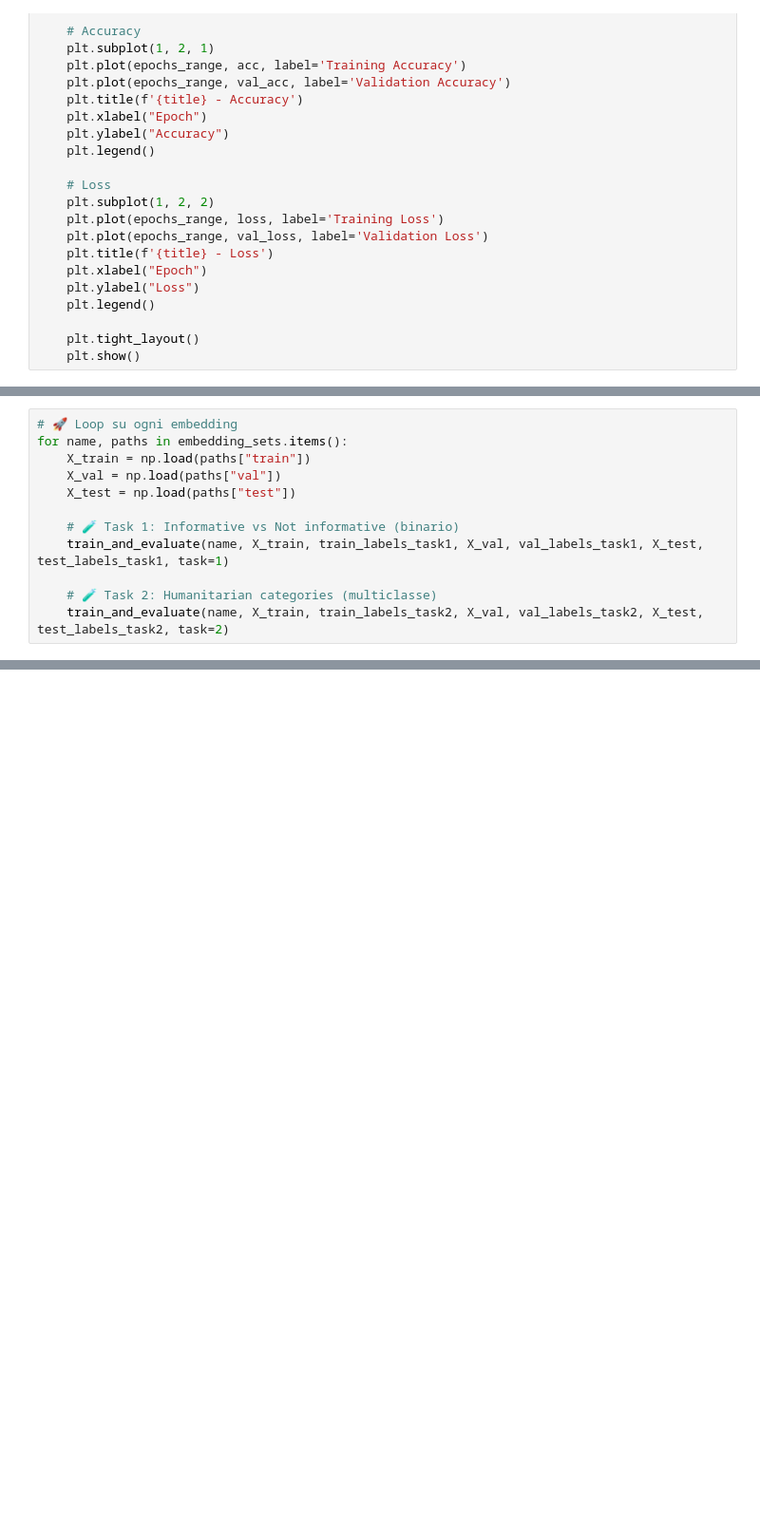
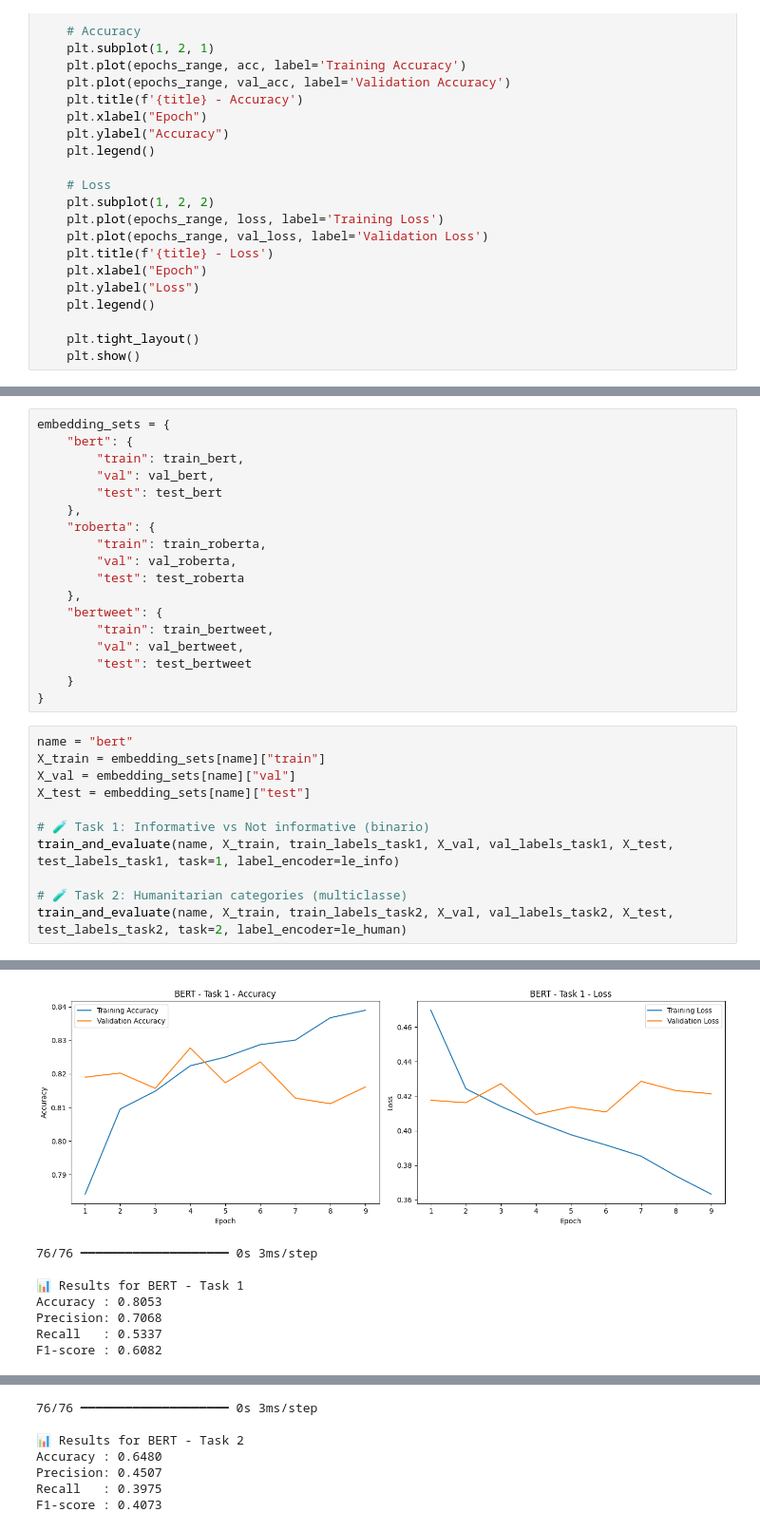
Before and after one commit to andreaceto/multimodal-crisis-classification, a Jupyter notebook: 04_text_classification.ipynb, the cells around one changed output, grey strips where cells are left out. Shown at 95% size. Saved outputs shown, nothing was run; the diff lists cells and outputs as text; blank space fills up the shorter version.

```diff
--- a/04_text_classification.ipynb
+++ b/04_text_classification.ipynb
@@ -166,12 +205,30 @@ def train_and_evaluate(name, X_train, y_train, X_val, y_val, X_test, y_test, tas
+# %%
+embedding_sets = {
+    "bert": {
+        "train": train_bert,
+        "val": val_bert,
+        "test": test_bert
+    },
+    "roberta": {
+        "train": train_roberta,
+        "val": val_roberta,
+        "test": test_roberta
+    },
+    "bertweet": {
+        "train": train_bertweet,
+        "val": val_bertweet,
+        "test": test_bertweet
+    }
+}
 # %%
-# 🚀 Loop su ogni embedding
-for name, paths in embedding_sets.items():
-    X_train = np.load(paths["train"])
-    X_val = np.load(paths["val"])
-    X_test = np.load(paths["test"])
+name = "bert"
+X_train = embedding_sets[name]["train"]
+X_val = embedding_sets[name]["val"]
+X_test = embedding_sets[name]["test"]
 
-    # 🧪 Task 1: Informative vs Not informative (binario)
-    train_and_evaluate(name, X_train, train_labels_task1, X_val, val_labels_task1, X_test, test_labels_task1, task=1)
+# 🧪 Task 1: Informative vs Not informative (binario)
+train_and_evaluate(name, X_train, train_labels_task1, X_val, val_labels_task1, X_test, test_labels_task1, task=1, label_encoder=le_info)
 
-    # 🧪 Task 2: Humanitarian categories (multiclasse)
-    train_and_evaluate(name, X_train, train_labels_task2, X_val, val_labels_task2, X_test, test_labels_task2, task=2)
+# 🧪 Task 2: Humanitarian categories (multiclasse)
+train_and_evaluate(name, X_train, train_labels_task2, X_val, val_labels_task2, X_test, test_labels_task2, task=2, label_encoder=le_human)
+# %% [output]
@@ -177,0 +254,8 @@ for name, paths in embedding_sets.items():
+[figure, added]
+76/76 ━━━━━━━━━━━━━━━━━━━━ 0s 3ms/step
+
+📊 Results for BERT - Task 1
+Accuracy : 0.8053
+Precision: 0.7068
+Recall   : 0.5337
+F1-score : 0.6082
@@ -177,0 +281,7 @@ for name, paths in embedding_sets.items():
+76/76 ━━━━━━━━━━━━━━━━━━━━ 0s 3ms/step
+
+📊 Results for BERT - Task 2
+Accuracy : 0.6480
+Precision: 0.4507
+Recall   : 0.3975
+F1-score : 0.4073
```
Also changed, not shown: parts of 8 cells of this notebook.
